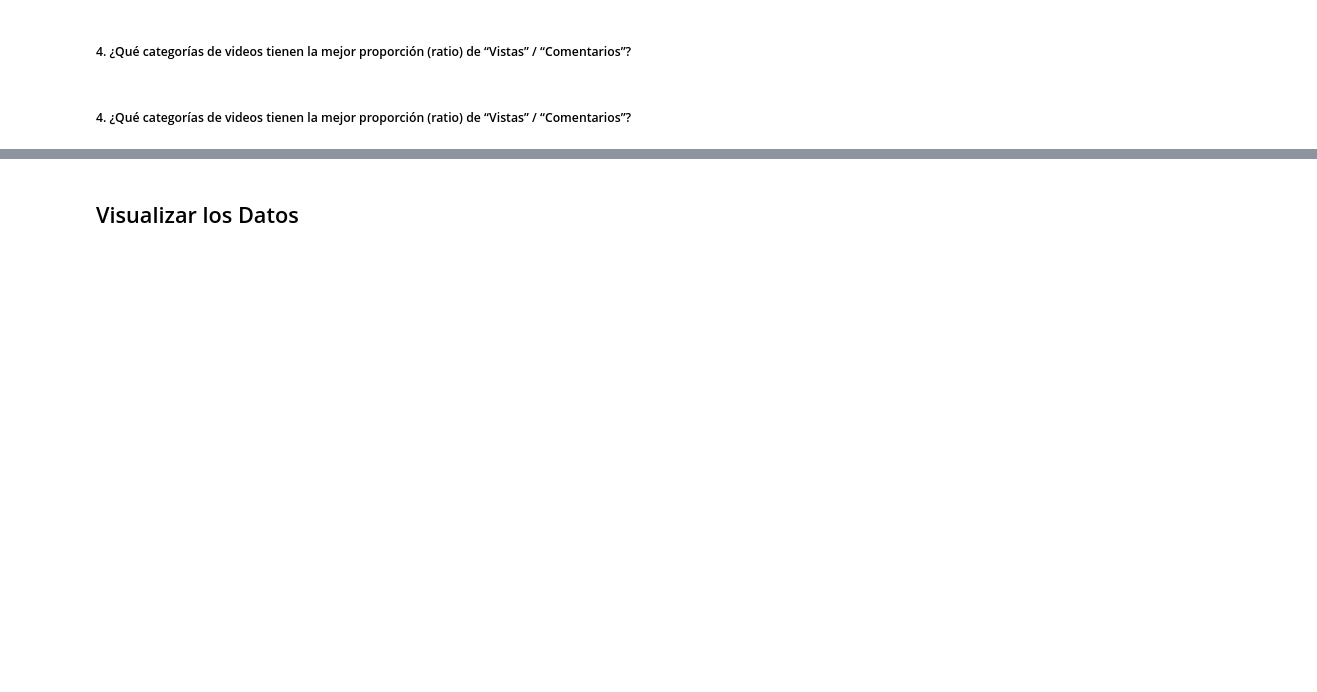
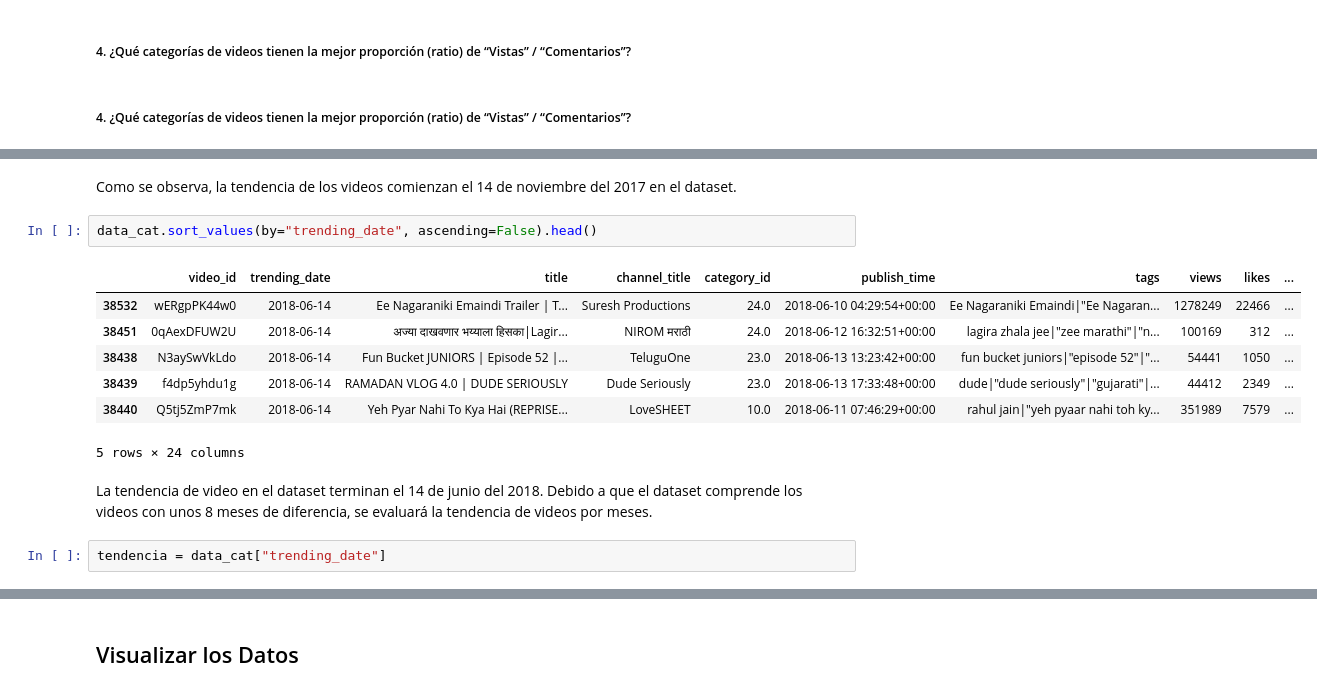
Before and after one commit to Adm-Info/EB-2022-1-CC50, a Jupyter notebook: code/EB-2022-1-CC50.ipynb, the cells around one changed output, grey strips where cells are left out. Saved outputs shown, nothing was run; the diff lists cells and outputs as text; blank space fills up the shorter version.

```diff
--- a/code/EB-2022-1-CC50.ipynb
+++ b/code/EB-2022-1-CC50.ipynb
@@ -356,0 +371,16 @@ Se utilizó la cantidad de vistas como el indicador de tendencia. Como se observ
+# %% [markdown]
+Como se observa, la tendencia de los videos comienzan el 14 de noviembre del 2017 en el dataset.
+# %%
+data_cat.sort_values(by="trending_date", ascending=False).head()
+# %% [output]
+|  | video_id | trending_date | title | channel_title | category_id | publish_time | tags | views | likes | ... |
+| 38532 | wERgpPK44w0 | 2018-06-14 | Ee Nagaraniki Emaindi Trailer | T... | Suresh Productions | 24.0 | 2018-06-10 04:29:54+00:00 | Ee Nagaraniki Emaindi|"Ee Nagaran... | 1278249 | 22466 | ... |
+| 38451 | 0qAexDFUW2U | 2018-06-14 | अज्या दाखवणार भय्याला हिसका|Lagir... | NIROM मराठी | 24.0 | 2018-06-12 16:32:51+00:00 | lagira zhala jee|"zee marathi"|"n... | 100169 | 312 | ... |
+| 38438 | N3aySwVkLdo | 2018-06-14 | Fun Bucket JUNIORS | Episode 52 |... | TeluguOne | 23.0 | 2018-06-13 13:23:42+00:00 | fun bucket juniors|"episode 52"|"... | 54441 | 1050 | ... |
+| 38439 | f4dp5yhdu1g | 2018-06-14 | RAMADAN VLOG 4.0 | DUDE SERIOUSLY | Dude Seriously | 23.0 | 2018-06-13 17:33:48+00:00 | dude|"dude seriously"|"gujarati"|... | 44412 | 2349 | ... |
+| 38440 | Q5tj5ZmP7mk | 2018-06-14 | Yeh Pyar Nahi To Kya Hai (REPRISE... | LoveSHEET | 10.0 | 2018-06-11 07:46:29+00:00 | rahul jain|"yeh pyaar nahi toh ky... | 351989 | 7579 | ... |
+5 rows × 24 columns
+# %% [markdown]
+La tendencia de video en el dataset terminan el 14 de junio del 2018. Debido a que el dataset comprende los videos con unos 8 meses de diferencia, se evaluará la tendencia de videos por meses.
+# %%
+tendencia = data_cat["trending_date"]
```
Also changed, not shown: parts of 7 cells of this notebook.
